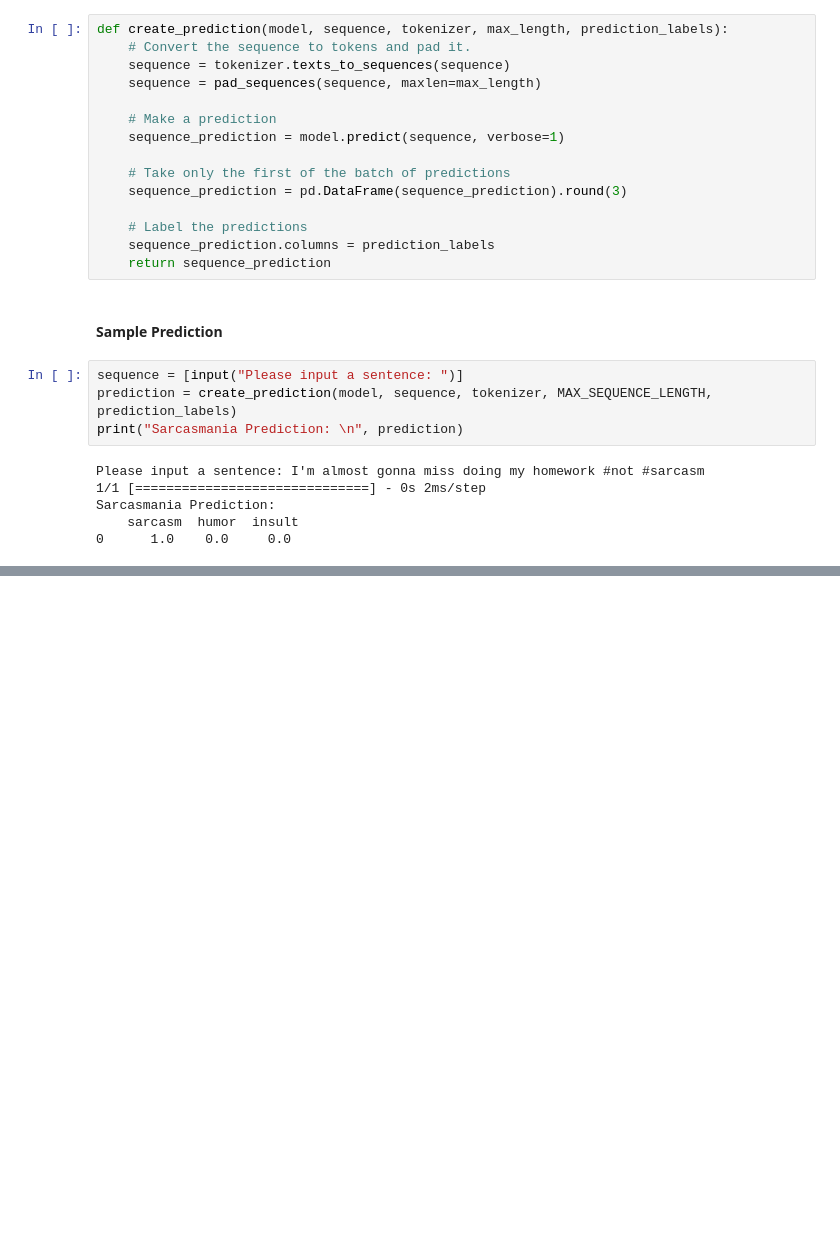
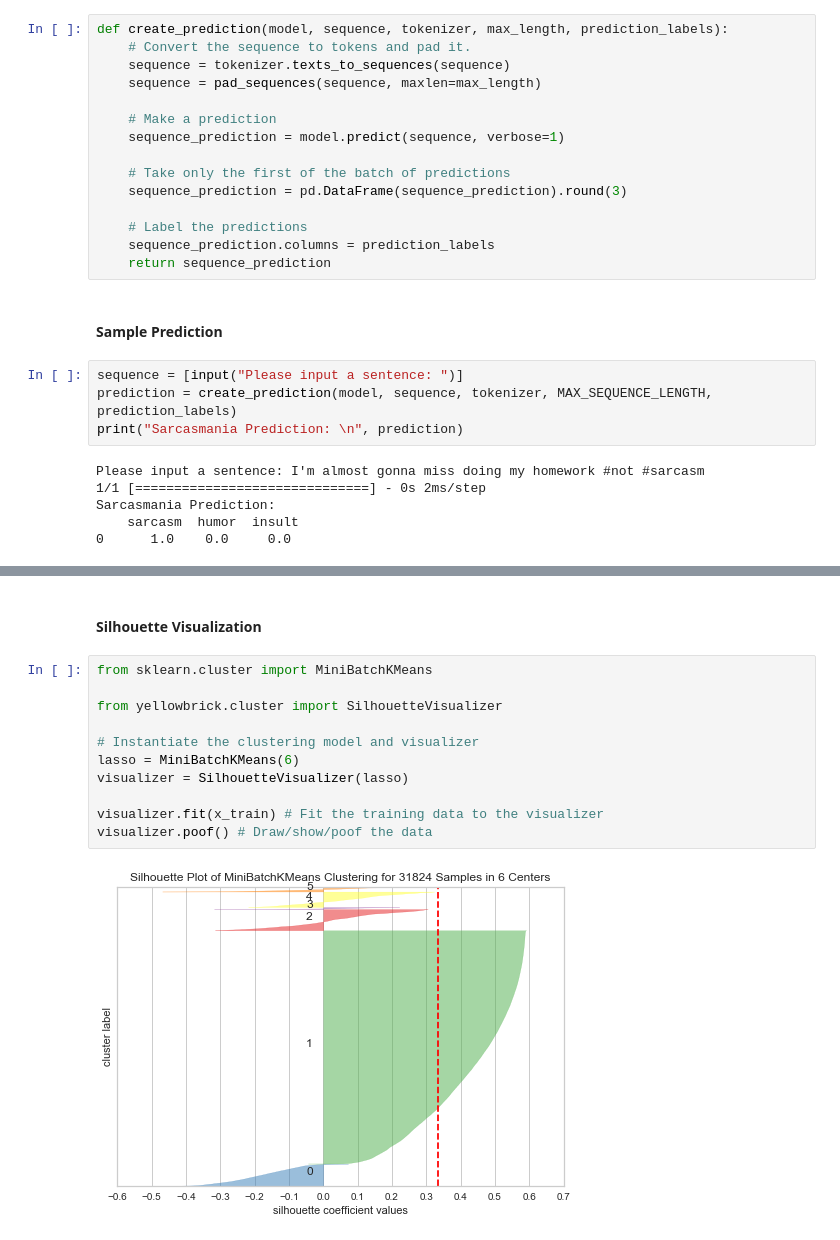
Before and after one commit to Rmsharks4/Sarcasmania-MachineLearning, a Jupyter notebook: Sarcasmania_Complete.ipynb, the cells around one changed output, grey strips where cells are left out. Cells and saved outputs as stored; diff of their text form; blank space fills up the shorter version.

```diff
--- a/Sarcasmania_Complete.ipynb
+++ b/Sarcasmania_Complete.ipynb
@@ -308,0 +322,15 @@ Sarcasmania Prediction:
+# %% [markdown]
+#### Silhouette Visualization
+# %%
+from sklearn.cluster import MiniBatchKMeans
+
+from yellowbrick.cluster import SilhouetteVisualizer
+
+# Instantiate the clustering model and visualizer
+lasso = MiniBatchKMeans(6)
+visualizer = SilhouetteVisualizer(lasso)
+
+visualizer.fit(x_train) # Fit the training data to the visualizer
+visualizer.poof() # Draw/show/poof the data
+# %% [output]
+[figure, added]
```
Also changed, not shown: parts of 8 cells of this notebook.
